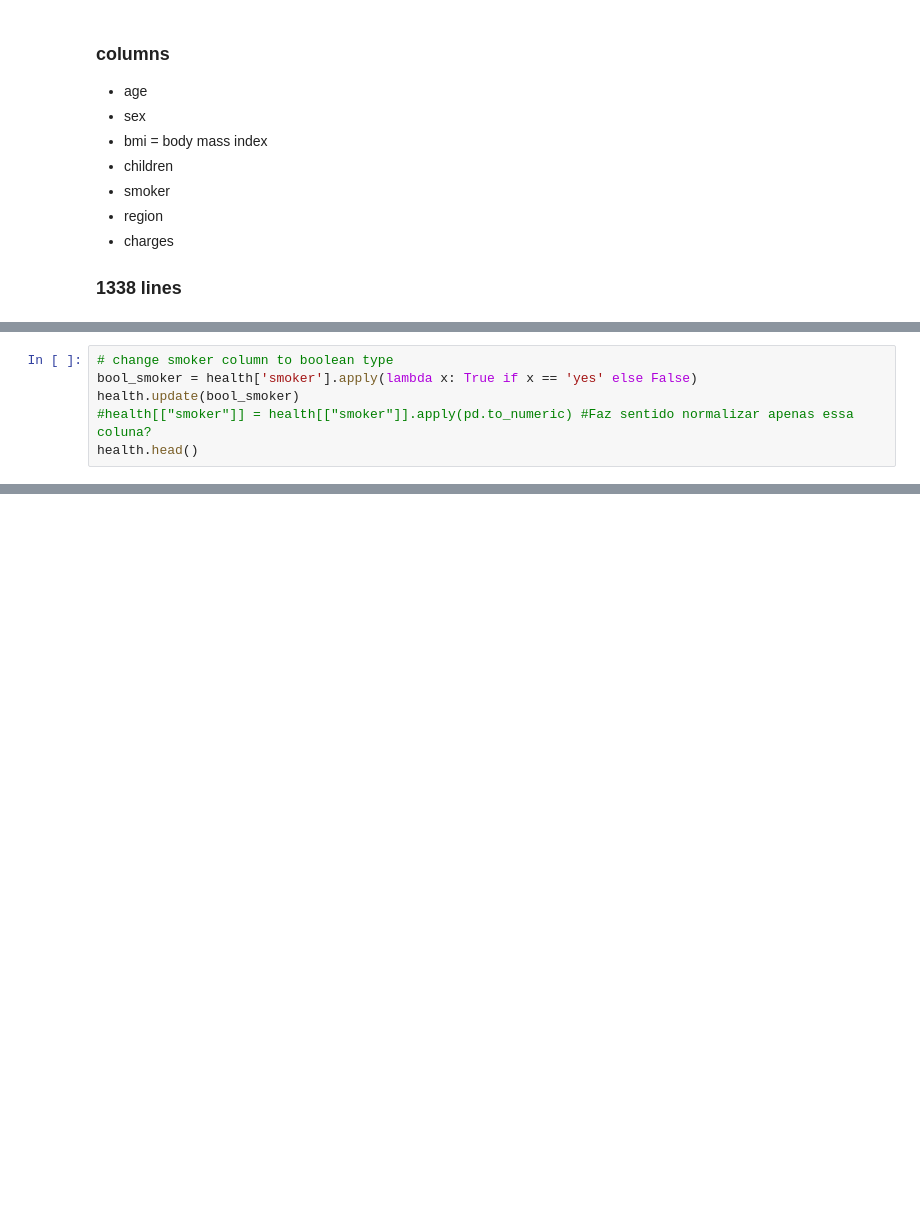
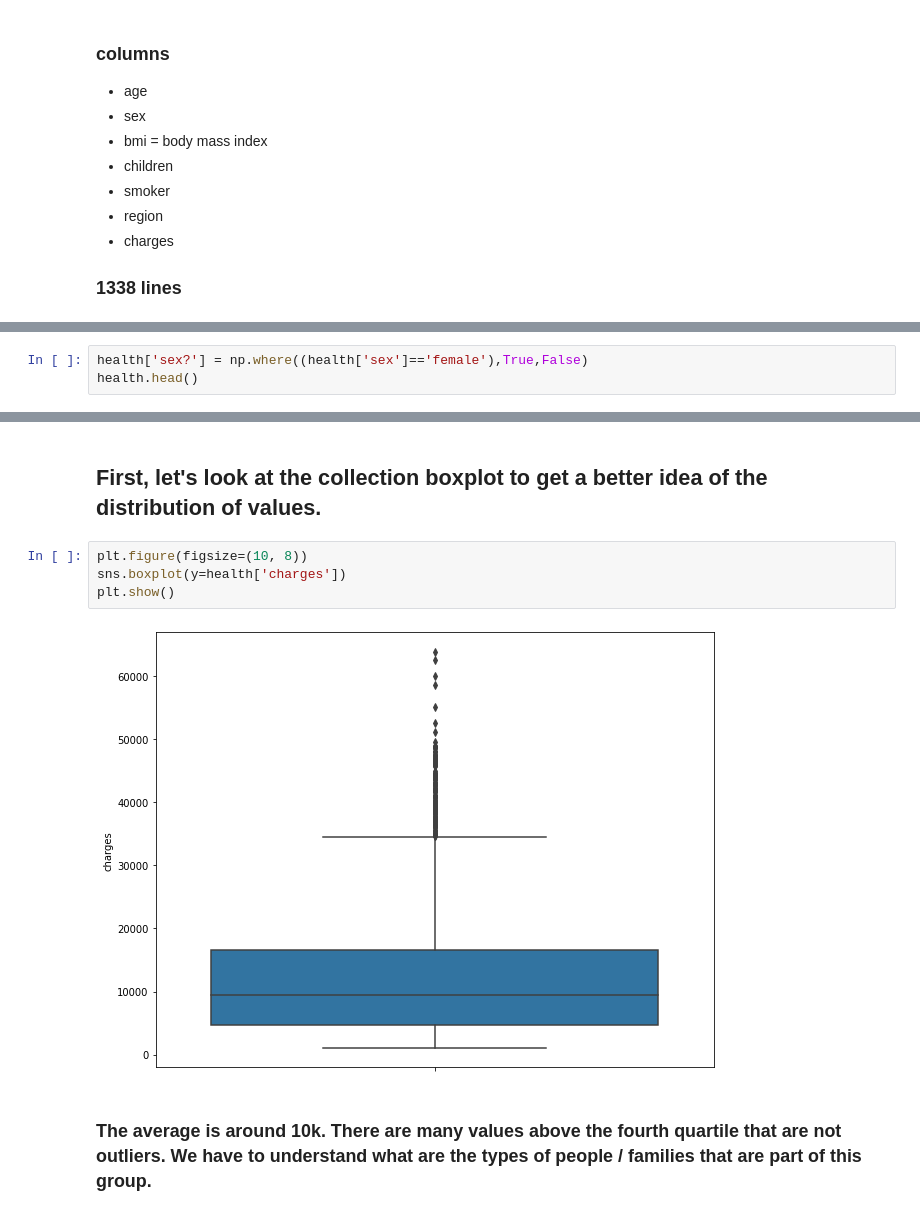
Before and after one commit to ciblois/Health_Insurance_Cost_Prediction, a Jupyter notebook: eda.ipynb, the cells around one changed output, grey strips where cells are left out. Saved outputs shown, nothing was run; the diff lists cells and outputs as text; blank space fills up the shorter version.

```diff
--- a/eda.ipynb
+++ b/eda.ipynb
@@ -58,6 +31,0 @@ False
-# %%
-# change smoker column to boolean type
-bool_smoker = health['smoker'].apply(lambda x: True if x == 'yes' else False)
-health.update(bool_smoker)
-#health[["smoker"]] = health[["smoker"]].apply(pd.to_numeric) #Faz sentido normalizar apenas essa coluna?
-health.head()
@@ -137,0 +32,3 @@ The variable that have the most strong correlation with charges is age. So the a
+# %%
+health['sex?'] = np.where((health['sex']=='female'),True,False)
+health.head()
@@ -137,0 +42,10 @@ The variable that have the most strong correlation with charges is age. So the a
+# %% [markdown]
+## First, let's look at the collection boxplot to get a better idea of the distribution of values.
+# %%
+plt.figure(figsize=(10, 8))
+sns.boxplot(y=health['charges'])
+plt.show()
+# %% [output]
+[figure, added]
+# %% [markdown]
+### The average is around 10k. There are many values above the fourth quartile that are not outliers. We have to understand what are the types of people / families that are part of this group.
```
Also changed, not shown: parts of 33 cells of this notebook.
